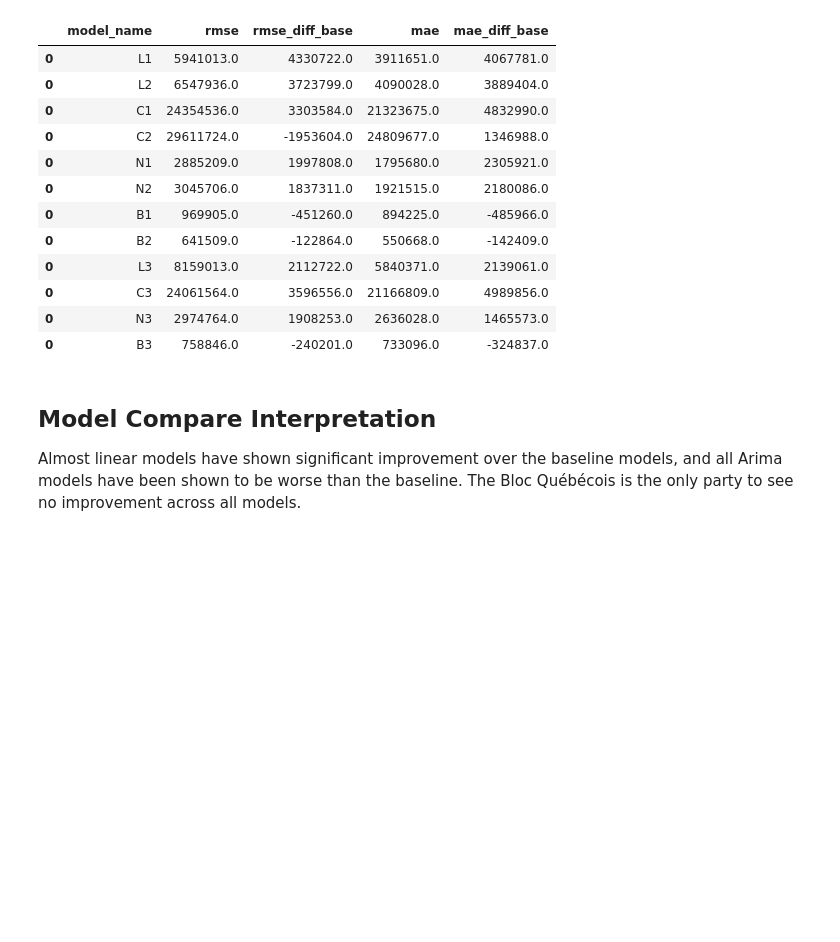
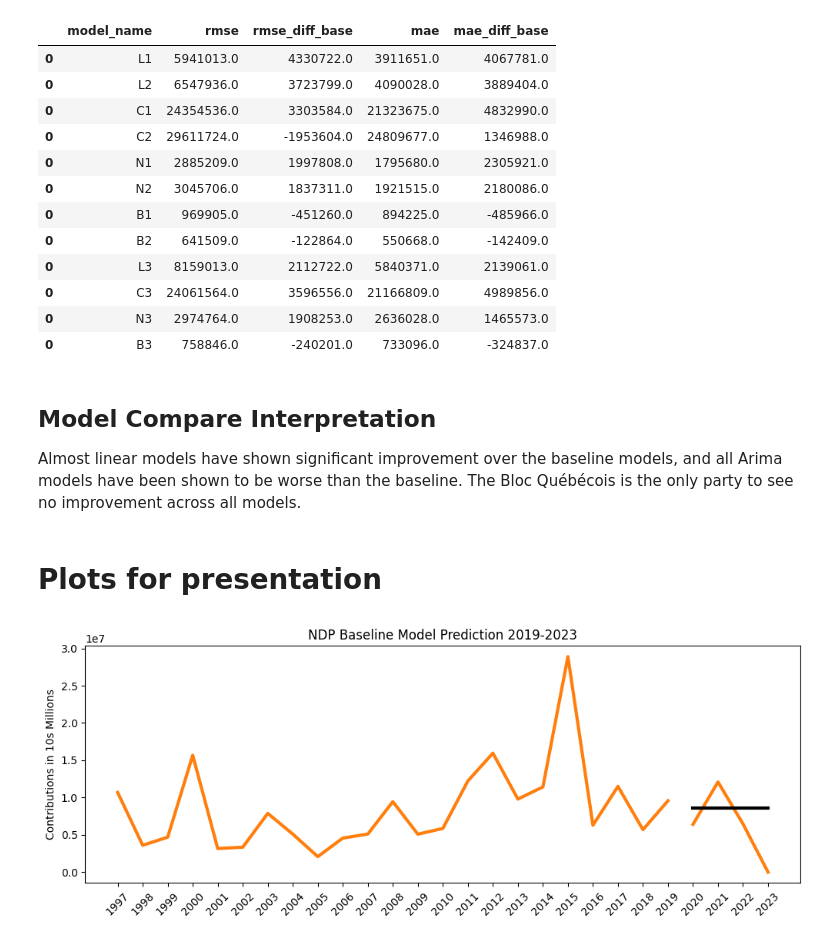
Before and after one commit to WillowTurcot/contribution_forcasting, a Jupyter notebook: 04_modeling.ipynb, the cells around one changed output. Saved outputs shown, nothing was run; the diff lists cells and outputs as text; code cells hidden in the pictures; blank space fills up the shorter version.

```diff
--- a/04_modeling.ipynb
+++ b/04_modeling.ipynb
@@ -753,3 +753,32 @@ model_res[['model_name','rmse','rmse_diff_base', 'mae', 'mae_diff_base']]
 ## Model Compare Interpretation
 
 Almost linear models have shown significant improvement over the baseline models, and all Arima models have been shown to be worse than the baseline. The Bloc Québécois is the only party to see no improvement across all models.
+# %% [markdown]
+# Plots for presentation
+# %%
+party = 'ndp'
+
+#get train test split for 4 years
+X_train, y_train, X_test, y_test = get_tts(data = contributions,
+        election_years = election_years,
+       party = party,
+       train_end = 2019,
+       test_end = 2023,
+       lags = 5)
+
+#instantiate naive forecaster, fit and get predictions
+ndp_base_model = NaiveForecaster(strategy = 'mean')
+ndp_base_model.fit(y_train)
+ndp_base_preds = ndp_base_model.predict(y_test.index)
+
+#plot baseline forecast
+plt.figure(figsize = (12, 4))
+plt.plot(y_train, label = 'Train', color = 'tab:orange', linewidth = 3)
+plt.plot(y_test, label = 'Test', color = 'tab:orange', linewidth = 3)
+plt.plot(y_test.index, ndp_base_preds, color = 'k', linewidth =3)
+plt.title('NDP Baseline Model Prediction 2019-2023')
+plt.ylabel('Contributions in 10''s Millions')
+plt.xticks(range(1997, 2024), rotation = 45)
+plt.savefig('./visuals/ndp_baseline.png');
+# %% [output]
+[figure, added]
```
Also changed, not shown: parts of 7 cells of this notebook, 10 other files.
